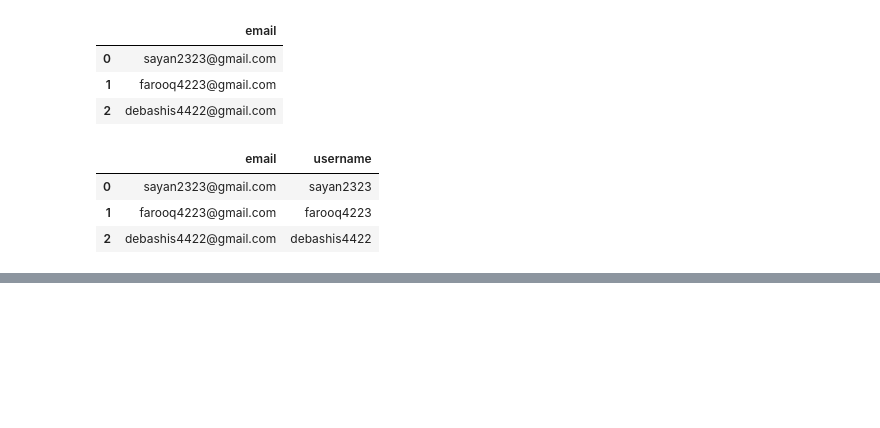
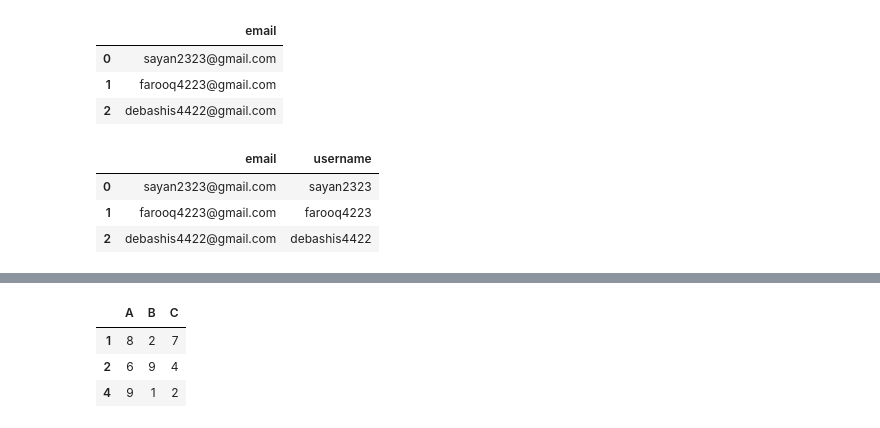
Before and after one commit to Arka1212/Data-Science-Assignments, a Jupyter notebook: Pandas_Advance_Assignment.ipynb, the cells around one changed output, grey strips where cells are left out. Drawn from its saved outputs; the diff is of its cells as text; code cells hidden in the pictures; blank space fills up the shorter version.

```diff
--- a/Pandas_Advance_Assignment.ipynb
+++ b/Pandas_Advance_Assignment.ipynb
@@ -253,0 +280,14 @@ e_df
+# %%
+# Dataframe based on conditions given.
+def filter_df(df):
+  c = (df.A > 5) & (df.B < 10)
+  new_df = df[c]
+  return new_df
+
+# Applying the function to the dataset.
+filter_df(dataset_df)
+# %% [output]
+|  | A | B | C |
+| 1 | 8 | 2 | 7 |
+| 2 | 6 | 9 | 4 |
+| 4 | 9 | 1 | 2 |
```
Also changed, not shown: parts of 2 cells of this notebook.
